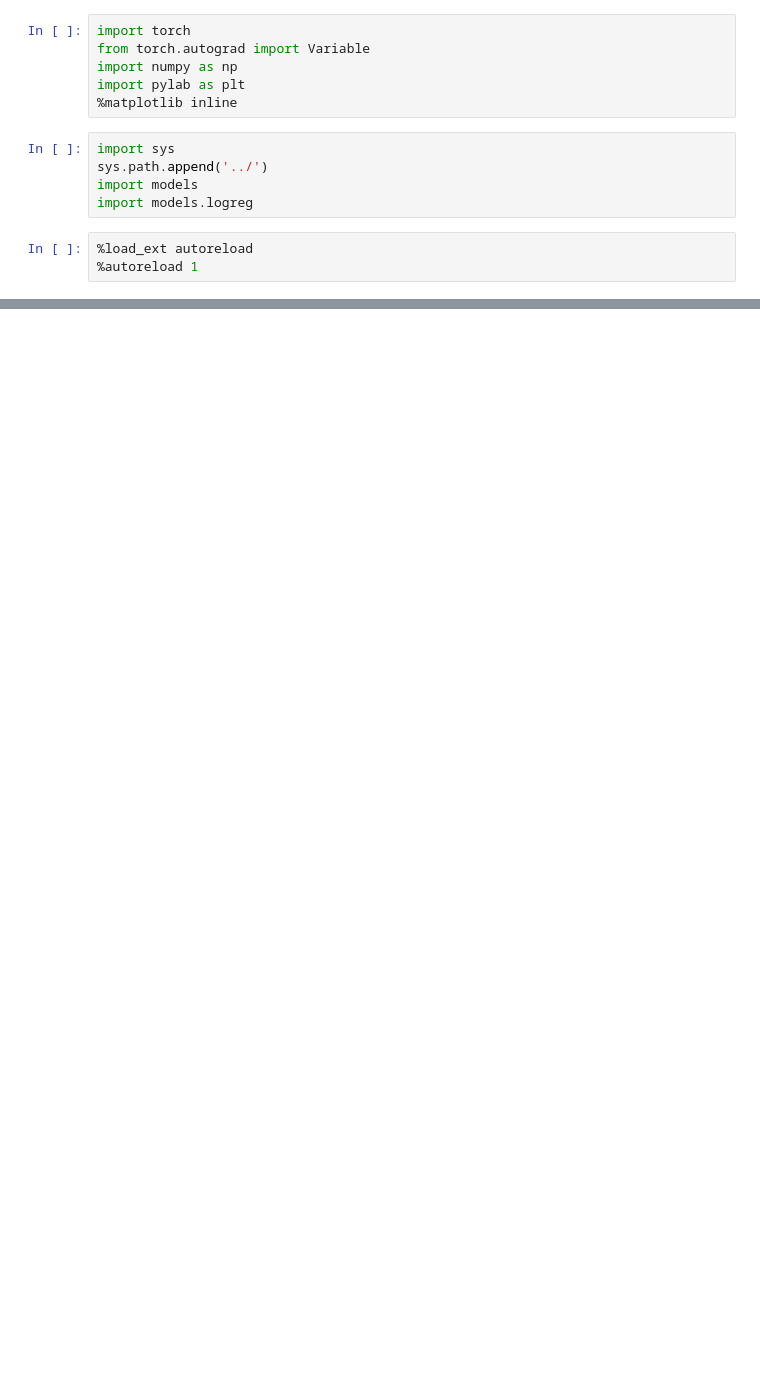
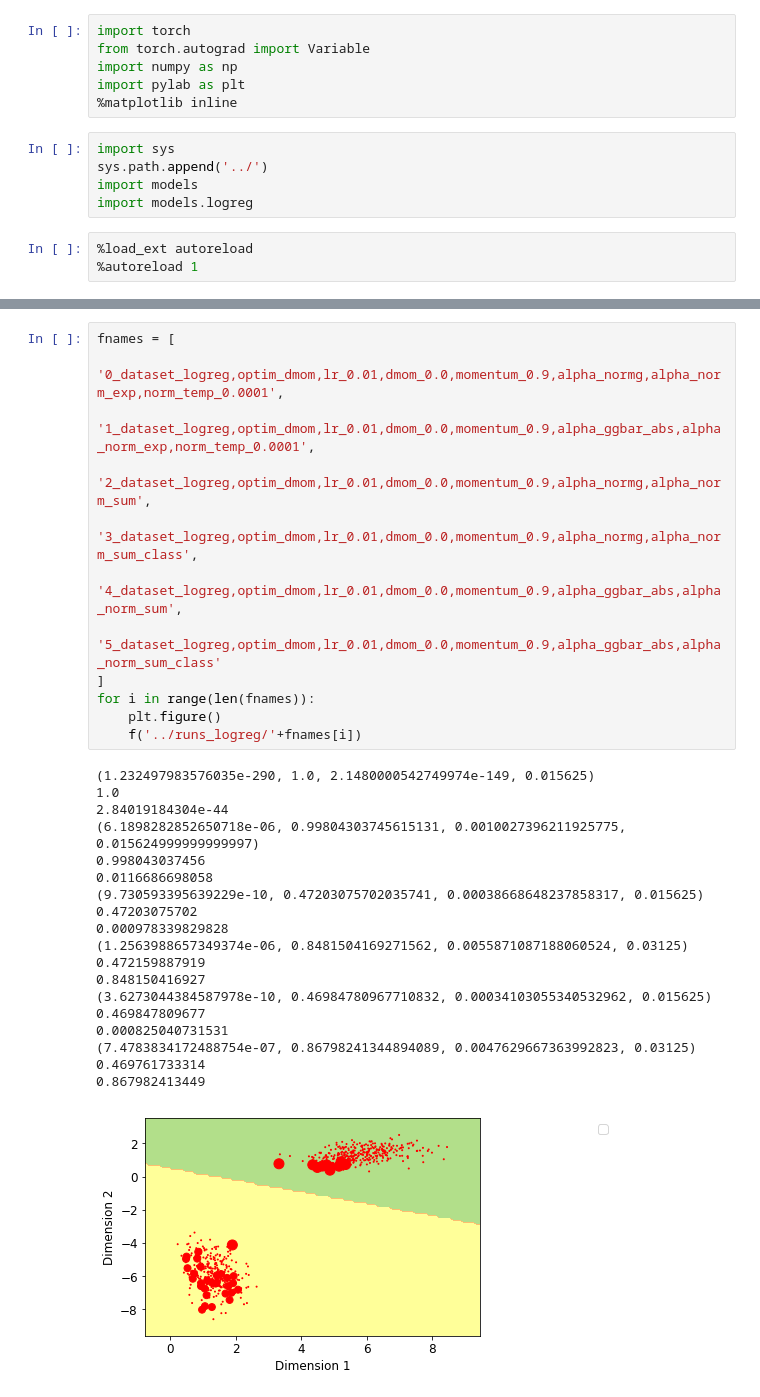
Before and after one commit to fartashf/gvar_code, a Jupyter notebook: notebooks/toy_data.ipynb, the cells around one changed output, grey strips where cells are left out. Cells and saved outputs as stored; diff of their text form; blank space fills up the shorter version.

```diff
--- a/notebooks/toy_data.ipynb
+++ b/notebooks/toy_data.ipynb
@@ -69,0 +60,32 @@ plt.savefig(prefix+'fig.png', dpi=100, bbox_inches='tight')
+# %%
+fnames = [
+    '0_dataset_logreg,optim_dmom,lr_0.01,dmom_0.0,momentum_0.9,alpha_normg,alpha_norm_exp,norm_temp_0.0001',
+    '1_dataset_logreg,optim_dmom,lr_0.01,dmom_0.0,momentum_0.9,alpha_ggbar_abs,alpha_norm_exp,norm_temp_0.0001',
+    '2_dataset_logreg,optim_dmom,lr_0.01,dmom_0.0,momentum_0.9,alpha_normg,alpha_norm_sum',
+    '3_dataset_logreg,optim_dmom,lr_0.01,dmom_0.0,momentum_0.9,alpha_normg,alpha_norm_sum_class',
+    '4_dataset_logreg,optim_dmom,lr_0.01,dmom_0.0,momentum_0.9,alpha_ggbar_abs,alpha_norm_sum',
+    '5_dataset_logreg,optim_dmom,lr_0.01,dmom_0.0,momentum_0.9,alpha_ggbar_abs,alpha_norm_sum_class'
+]
+for i in range(len(fnames)):
+    plt.figure()
+    f('../runs_logreg/'+fnames[i])
+# %% [output]
+(1.232497983576035e-290, 1.0, 2.1480000542749974e-149, 0.015625)
+1.0
+2.84019184304e-44
+(6.1898282852650718e-06, 0.99804303745615131, 0.0010027396211925775, 0.015624999999999997)
+0.998043037456
+0.0116686698058
+(9.730593395639229e-10, 0.47203075702035741, 0.00038668648237858317, 0.015625)
+0.47203075702
+0.000978339829828
+(1.2563988657349374e-06, 0.8481504169271562, 0.0055871087188060524, 0.03125)
+0.472159887919
+0.848150416927
+(3.6273044384587978e-10, 0.46984780967710832, 0.00034103055340532962, 0.015625)
+0.469847809677
+0.000825040731531
+(7.4783834172488754e-07, 0.86798241344894089, 0.0047629667363992823, 0.03125)
+0.469761733314
+0.867982413449
+[figure, added]
```
Also changed, not shown: parts of 17 cells of this notebook, 9 other files.
